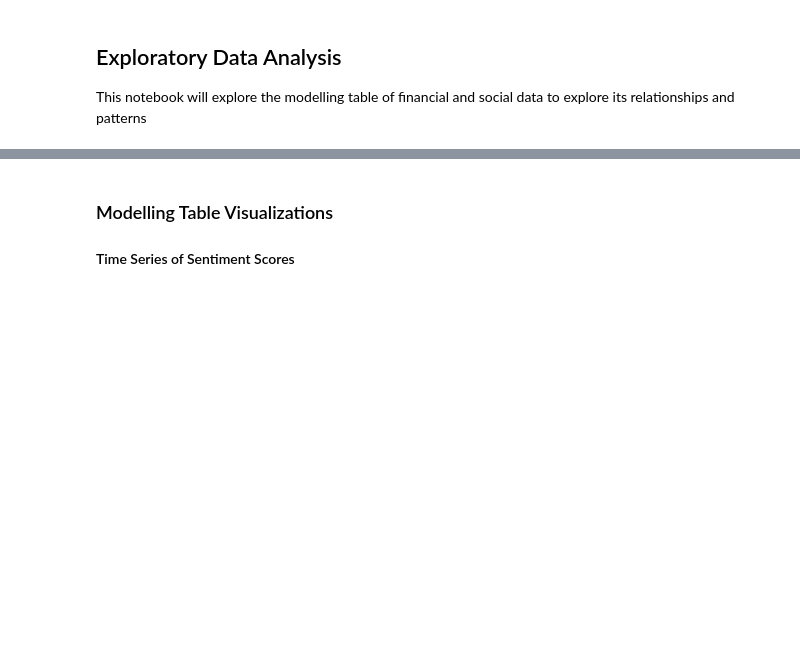
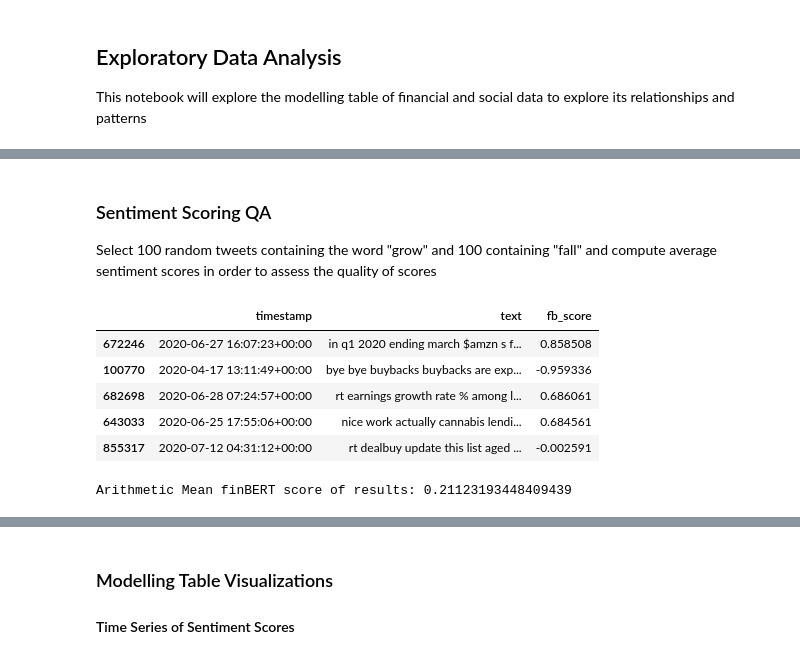
Before and after one commit to JakeCallcut/market-sector-sentiment-model, a Jupyter notebook: notebooks/EDA.ipynb, the cells around one changed output, grey strips where cells are left out. Cells and saved outputs as stored; diff of their text form; code cells hidden in the pictures; blank space fills up the shorter version.

```diff
--- a/notebooks/EDA.ipynb
+++ b/notebooks/EDA.ipynb
@@ -4,14 +4,18 @@ import matplotlib.pyplot as plt
 import numpy as np
 
 # define file paths
+RAW_TWEET_PATH = "../data/raw/raw_tweets.csv"
+TWEET_PATH = "../data/processed/clean_tweets.csv"
 MODEL_TABLE_PATH = "../data/results/modelling_table.csv"
 MNLG_TABLE_PATH = "../data/results/mn_logreg_evaluation.csv"
 RF_TABLE_PATH = "../data/results/rf_evaluation.csv"
 
 # load datasets
+raw_df = pd.read_csv(RAW_TWEET_PATH)
 model_df = pd.read_csv(MODEL_TABLE_PATH, index_col="date")  # main modelling table with sentiment and returns
 mnlg_df = pd.read_csv(MNLG_TABLE_PATH)  # multinomial logistic regression evaluation metrics
 rf_df = pd.read_csv(RF_TABLE_PATH)  # random forest evaluation metrics
+tweet_df = pd.read_csv(TWEET_PATH) # scored tweets
 # %% [markdown]
 ## Exploratory Data Analysis
 This notebook will explore the modelling table of financial and social data to explore its relationships and patterns
@@ -56,0 +38,20 @@ display(mnlg_df)
+# %% [markdown]
+### Sentiment Scoring QA
+Select 100 random tweets containing the word "grow" and 100 containing "fall" and compute average sentiment scores in order to assess the quality of scores
+# %%
+pos_df = tweet_df.loc[tweet_df["text"].str.contains("grow", na=False)]
+
+test_df = pos_df.sample(100)
+display (test_df.head())
+
+mean_score = test_df["fb_score"].mean()
+
+print(f"Arithmetic Mean finBERT score of results: {mean_score}")
+# %% [output]
+|  | timestamp | text | fb_score |
+| 672246 | 2020-06-27 16:07:23+00:00 | in q1 2020 ending march $amzn s f... | 0.858508 |
+| 100770 | 2020-04-17 13:11:49+00:00 | bye bye buybacks buybacks are exp... | -0.959336 |
+| 682698 | 2020-06-28 07:24:57+00:00 | rt earnings growth rate % among l... | 0.686061 |
+| 643033 | 2020-06-25 17:55:06+00:00 | nice work actually cannabis lendi... | 0.684561 |
+| 855317 | 2020-07-12 04:31:12+00:00 | rt dealbuy update this list aged ... | -0.002591 |
+Arithmetic Mean finBERT score of results: 0.21123193448409439
```
Also changed, not shown: parts of 11 cells of this notebook.
